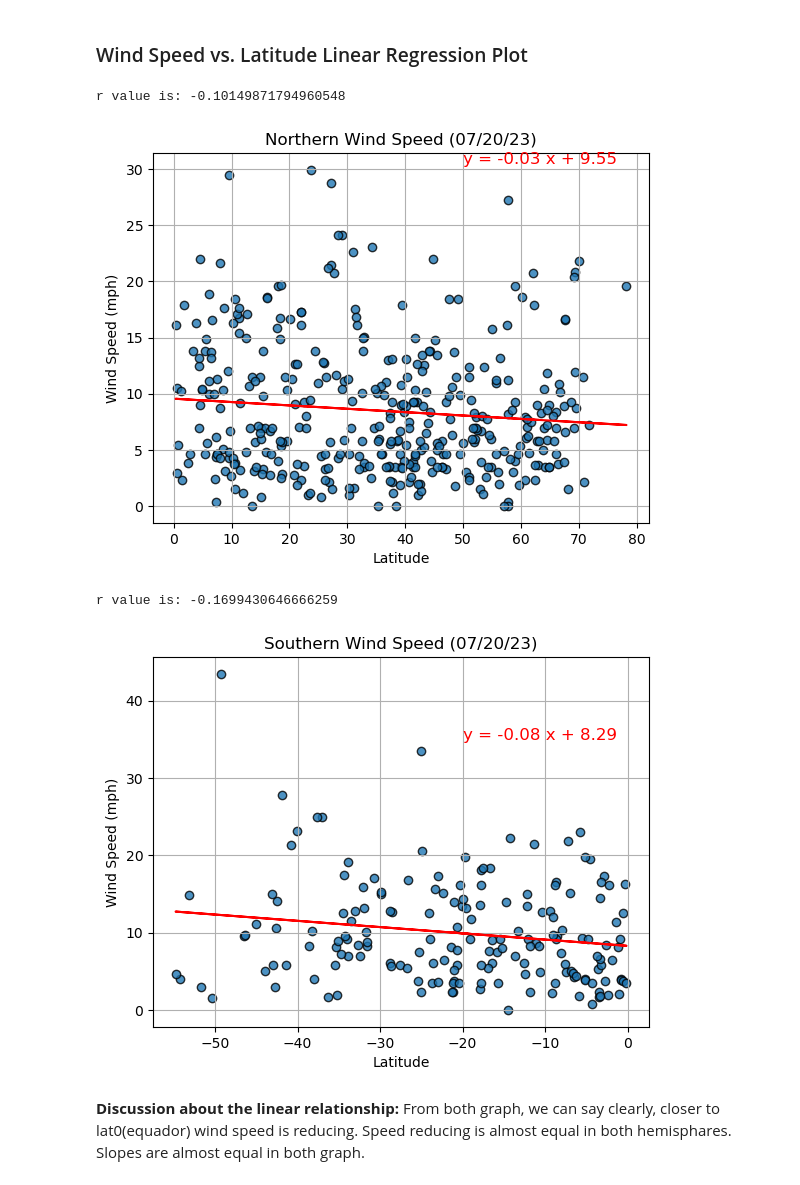
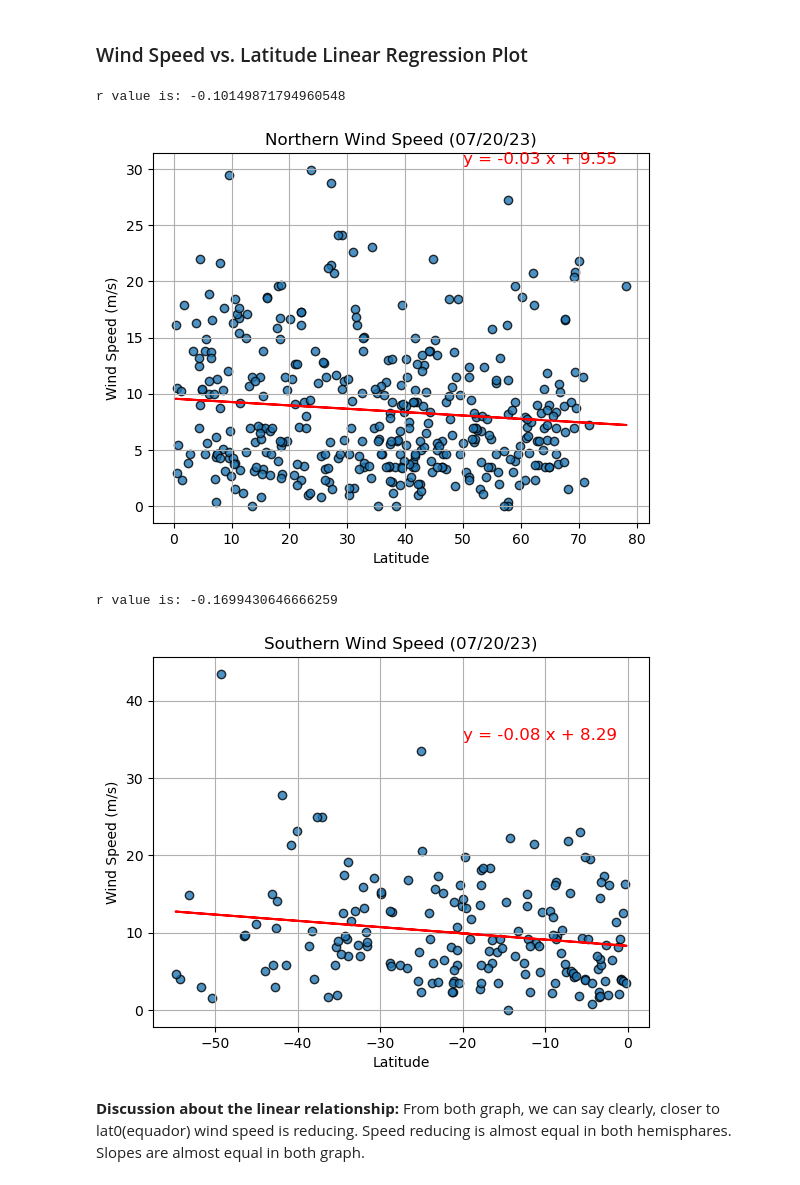
Before and after one commit to HikmetYigit34/Module-6-Challenge-Python-Api, a Jupyter notebook: WeatherPy.ipynb, the cells around one changed output. Drawn from its saved outputs; the diff is of its cells as text; code cells hidden in the pictures.

```diff
--- a/WeatherPy.ipynb
+++ b/WeatherPy.ipynb
@@ -615,35 +615,35 @@ winds = northern_hemi_df["Wind Speed"]
 plt.scatter(lats, winds, edgecolor="black", linewidth=1, marker="o", alpha=0.8, )
 
 # regression
 (slope, intercept, rvalue, pvalue, stderr) = linregress(lats, winds)
 regress_values = lats*slope + intercept
 
 #line plot
 x_values=lats
 y_values=regress_values
 plt.plot(x_values, regress_values, color='red')
 
 # Linear equation text on graph
 linear_eq= f"y = {round(slope, 2)} x + {round(intercept, 2)}"
 plt.annotate(linear_eq, (50,30.5), fontsize=12, rotation=0, color='red')
 
 # other graph properties
 plt.title("Northern Wind Speed (%s)" % time.strftime("%x"))
-plt.ylabel("Wind Speed (mph)")
+plt.ylabel("Wind Speed (m/s)")
 plt.xlabel("Latitude")
 plt.grid(True)
 
 # Save the figure
 plt.savefig("output_data/northern/Wind Speed.png")
 
 # display rValue
 print(f"r value is: {rvalue}")
 
 # display graph
 plt.show()
 # %% [output]
 r value is: -0.10149871794960548
-[figure, old version]
+[figure, new version]
 # %%
 # Southern Hemisphere
 # YOUR CODE HERE
@@ -669,7 +669,7 @@ plt.annotate(linear_eq, (-20,35), fontsize=12, rotation=0, color='red')
 
 # other graph properties
 plt.title("Southern Wind Speed (%s)" % time.strftime("%x"))
-plt.ylabel("Wind Speed (mph)")
+plt.ylabel("Wind Speed (m/s)")
 plt.xlabel("Latitude")
 plt.grid(True)
 
@@ -683,7 +683,7 @@ print(f"r value is: {rvalue}")
 plt.show()
 # %% [output]
 r value is: -0.1699430646666259
-[figure, old version]
+[figure, new version]
 # %% [markdown]
 **Discussion about the linear relationship:** From both graph, we can say clearly, closer to lat0(equador) wind speed is reducing. Speed reducing is almost equal in both hemisphares. Slopes are almost equal in both graph.
 # %% [markdown]
```
Also changed, not shown: parts of 1 cell of this notebook, 1 other file.
